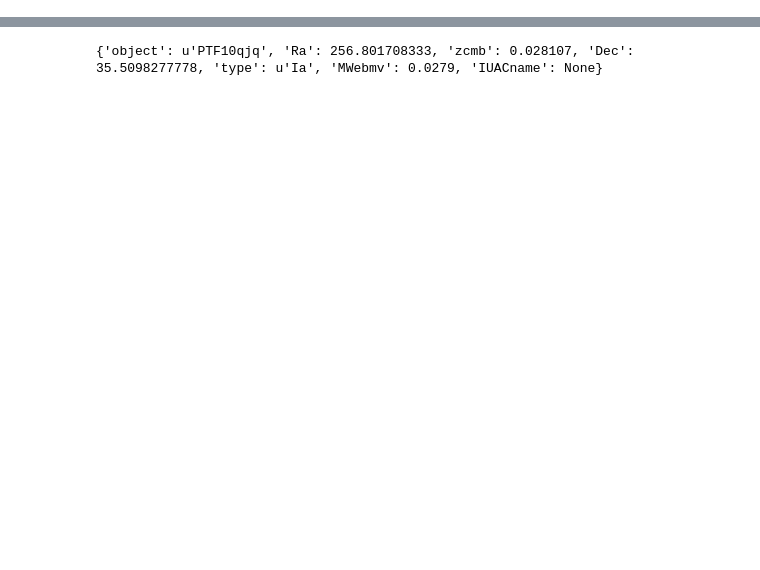
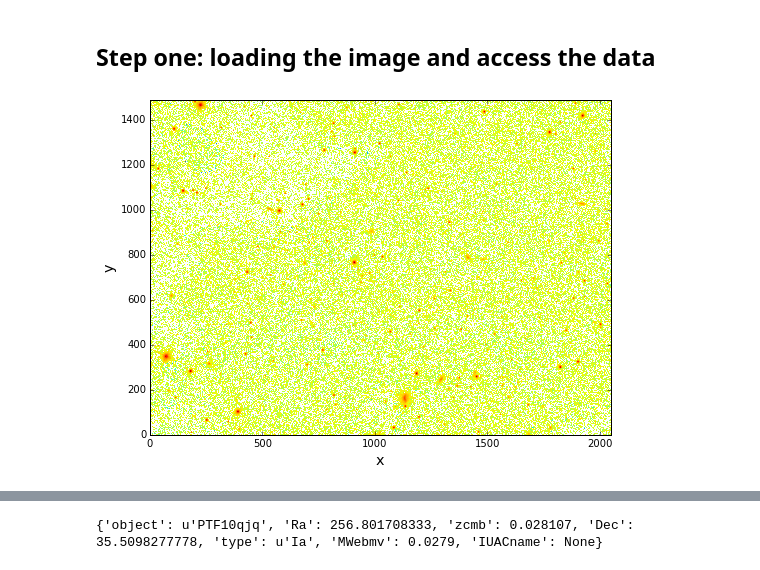
Before and after one commit to MickaelRigault/astrobject, a Jupyter notebook: notebooks/astrotarget_and_image.ipynb, the cells around one changed output, grey strips where cells are left out. Drawn from its saved outputs; the diff is of its cells as text; code cells hidden in the pictures; blank space fills up the shorter version.

```diff
--- a/notebooks/astrotarget_and_image.ipynb
+++ b/notebooks/astrotarget_and_image.ipynb
@@ -10,0 +20,9 @@ from astrobject.astrobject.instruments import instrument
+# %% [markdown]
+## Step one: loading the image and access the data
+# %%
+# Load an image object by giving the fits file.
+sdssg = image("data/sdss_PTF10qjq_g.fits")
+# - Let's see how it looks like
+pl = sdssg.show()
+# %% [output]
+[figure, added]
```
Also changed, not shown: parts of 36 cells of this notebook, 10 other files.
